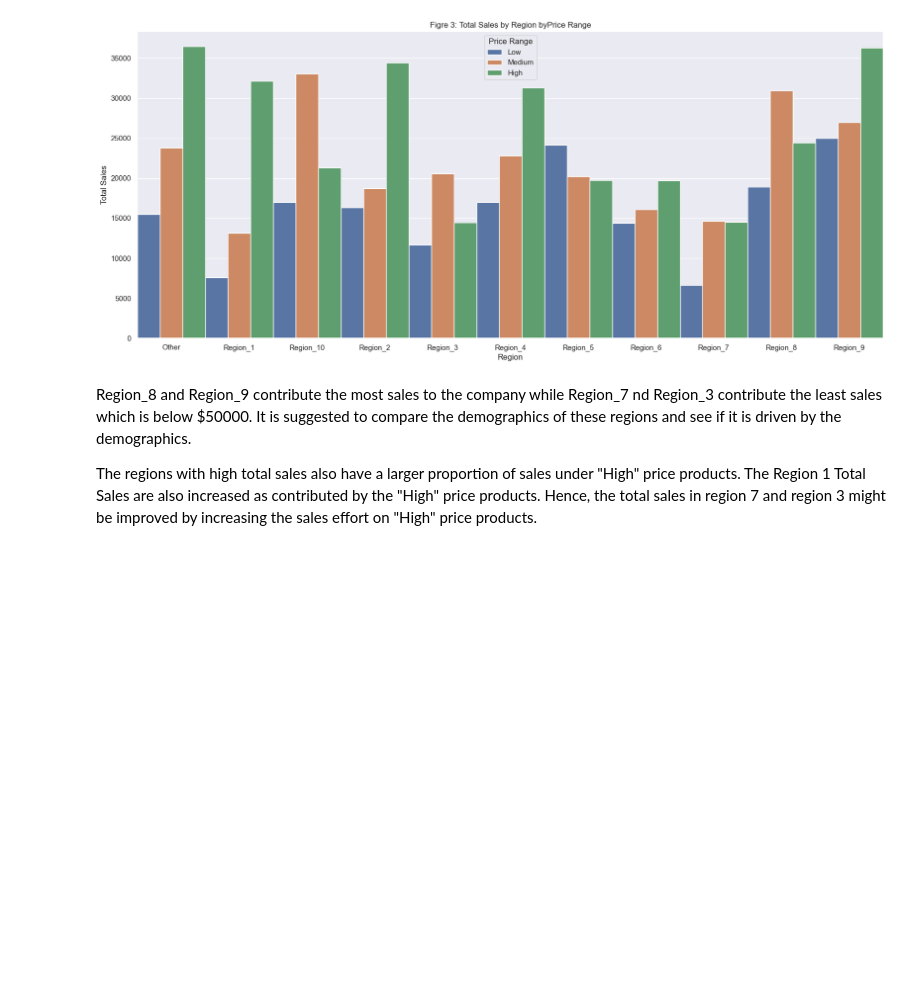
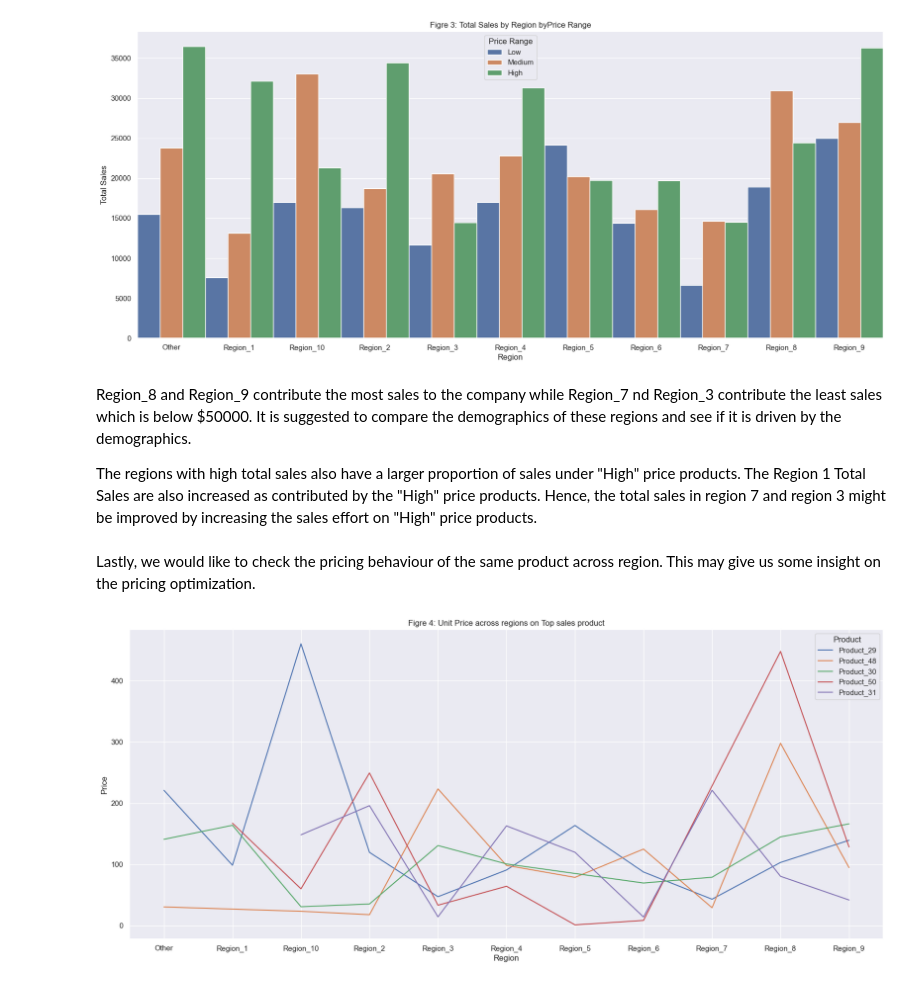
Before and after one commit to chihang1224/schulich_data_science, a Jupyter notebook: Assignment_1/Assignment_1_DickTse.ipynb, the cells around one changed output. Drawn from its saved outputs; the diff is of its cells as text; code cells hidden in the pictures; blank space fills up the shorter version.

```diff
--- a/Assignment_1/Assignment_1_DickTse.ipynb
+++ b/Assignment_1/Assignment_1_DickTse.ipynb
@@ -319,3 +323,19 @@ plt.show()
 Region_8 and Region_9 contribute the most sales to the company while Region_7 nd Region_3 contribute the least sales which is below $50000. It is suggested to compare the demographics of these regions and see if it is driven by the demographics.
 
 The regions with high total sales also have a larger proportion of sales under "High" price products. The Region 1 Total Sales are also increased as contributed by the "High" price products. Hence, the total sales in region 7 and region 3 might be improved by increasing the sales effort on "High" price products.
+# %% [markdown]
+Lastly, we would like to check the pricing behaviour of the same product across region.  This may give us some insight on the pricing optimization.
+# %%
+# Identify the top 10 and bottom 10 product for analysis
+Sales_by_product = sales.groupby("Product", as_index=False)["Total Sales"].sum().sort_values("Total Sales", ascending=False)
+
+# Show the Price variation by products
+Top_products = Sales_by_product.head(5)["Product"]
+Price_by_region = sales.groupby(["Product", "Region"], as_index=False)["Price"].mean()
+
+Price_by_region_top = Price_by_region[Price_by_region["Product"].isin(Top_products)].sort_values("Region")
+sns.lineplot(data=Price_by_region_top, x="Region", y="Price", hue="Product")
+plt.title ("Figre 4: Unit Price across regions on Top sales product")
+plt.show()
+# %% [output]
+[figure, added]
```
Also changed, not shown: parts of 6 cells of this notebook.
